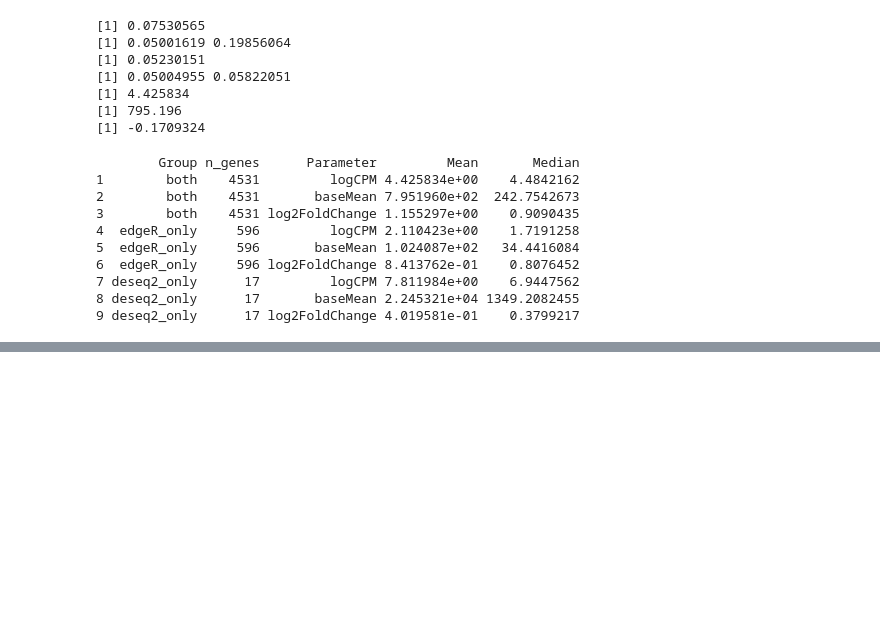
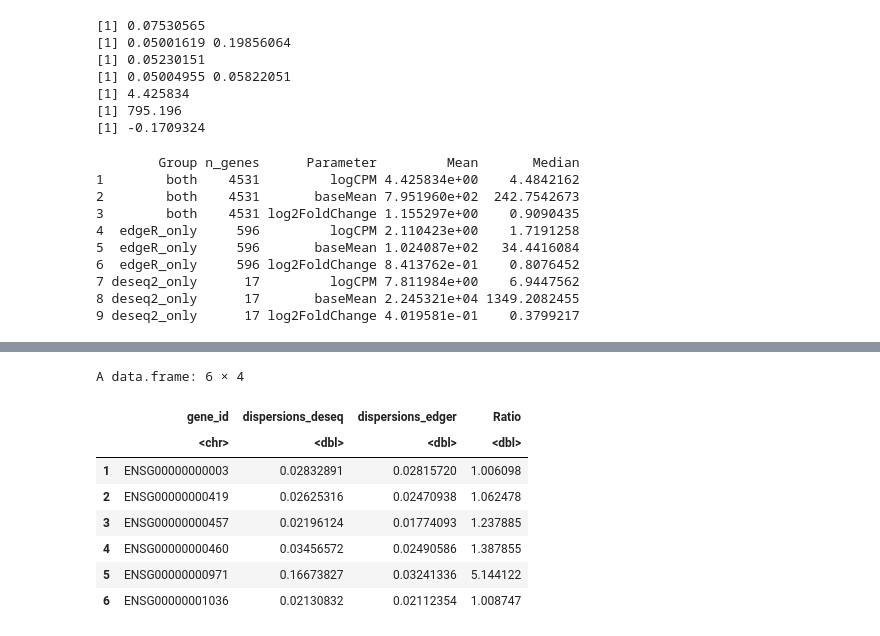
Before and after one commit to ankushgoyalengineer/rnaseq-apoe-organoids, a Jupyter notebook: notebooks/03_deseq2.ipynb, the cells around one changed output, grey strips where cells are left out. Cells and saved outputs as stored; diff of their text form; code cells hidden in the pictures; blank space fills up the shorter version.

```diff
--- a/notebooks/03_deseq2.ipynb
+++ b/notebooks/03_deseq2.ipynb
@@ -255,0 +280,36 @@ stopifnot(results_table$n_genes[results_table$Group == "deseq2_only"][1] == 17)
+# %%
+#Writing another table to do dispersion comparison
+
+dispersion_deseq2_data <- data.frame(gene_id = rownames(dds), dispersions = dispersions(dds))
+dispersion_edgeR_data <- read.csv("../results/edgeR_dispersion_results.csv")
+
+stopifnot(nrow(dispersion_deseq2_data) == nrow(dispersion_edgeR_data))
+write.csv(
+  dispersion_deseq2_data,
+  file = file.path(out_dir, "deseq2_dispersion_results.csv"),
+  row.names = FALSE
+)
+
+merged_dispersion_df <- merge(
+  dispersion_deseq2_data,
+  dispersion_edgeR_data,
+  by = "gene_id",
+  suffixes = c("_deseq", "_edger")
+)
+
+stopifnot(nrow(merged_dispersion_df) == PAPER_FILTERED_GENES)
+stopifnot(!anyNA(merged_dispersion_df$Ratio))
+
+merged_dispersion_df$Ratio <- merged_dispersion_df$dispersions_deseq / merged_dispersion_df$dispersions_edger
+# %%
+head(merged_dispersion_df)
+# %% [output]
+A data.frame: 6 × 4
+|  | gene_id | dispersions_deseq | dispersions_edger | Ratio |
+|  | <chr> | <dbl> | <dbl> | <dbl> |
+| 1 | ENSG00000000003 | 0.02832891 | 0.02815720 | 1.006098 |
+| 2 | ENSG00000000419 | 0.02625316 | 0.02470938 | 1.062478 |
+| 3 | ENSG00000000457 | 0.02196124 | 0.01774093 | 1.237885 |
+| 4 | ENSG00000000460 | 0.03456572 | 0.02490586 | 1.387855 |
+| 5 | ENSG00000000971 | 0.16673827 | 0.03241336 | 5.144122 |
+| 6 | ENSG00000001036 | 0.02130832 | 0.02112354 | 1.008747 |
```
Also changed, not shown: parts of 5 cells of this notebook.
